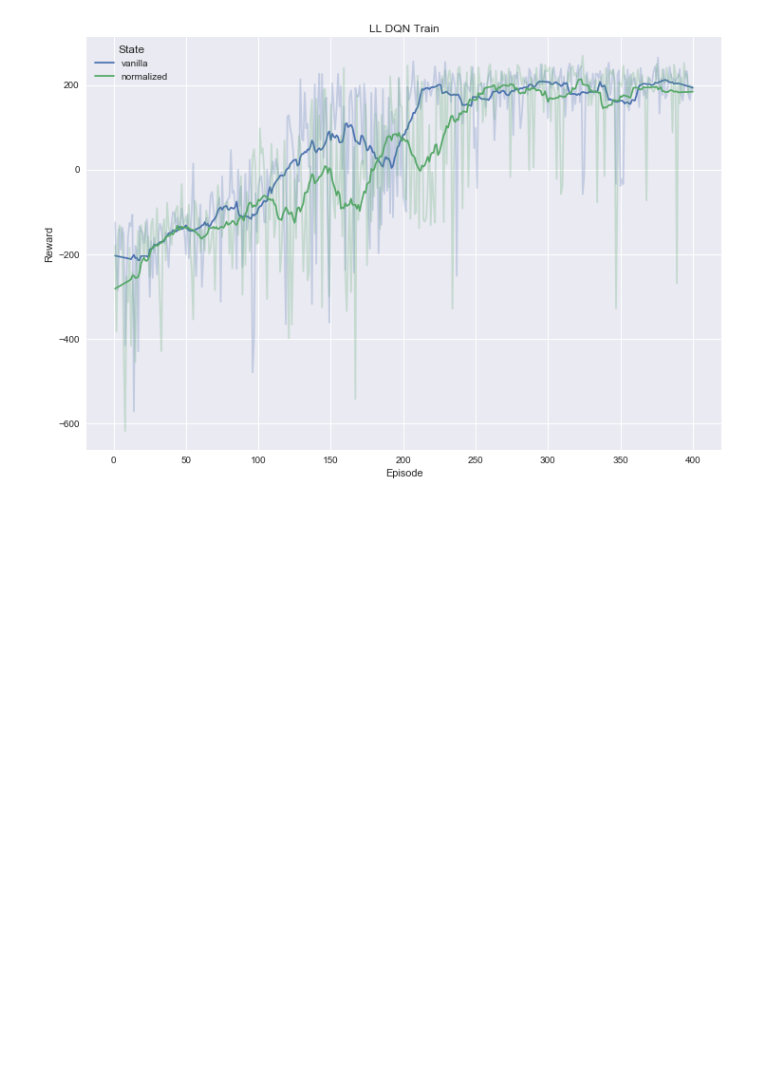
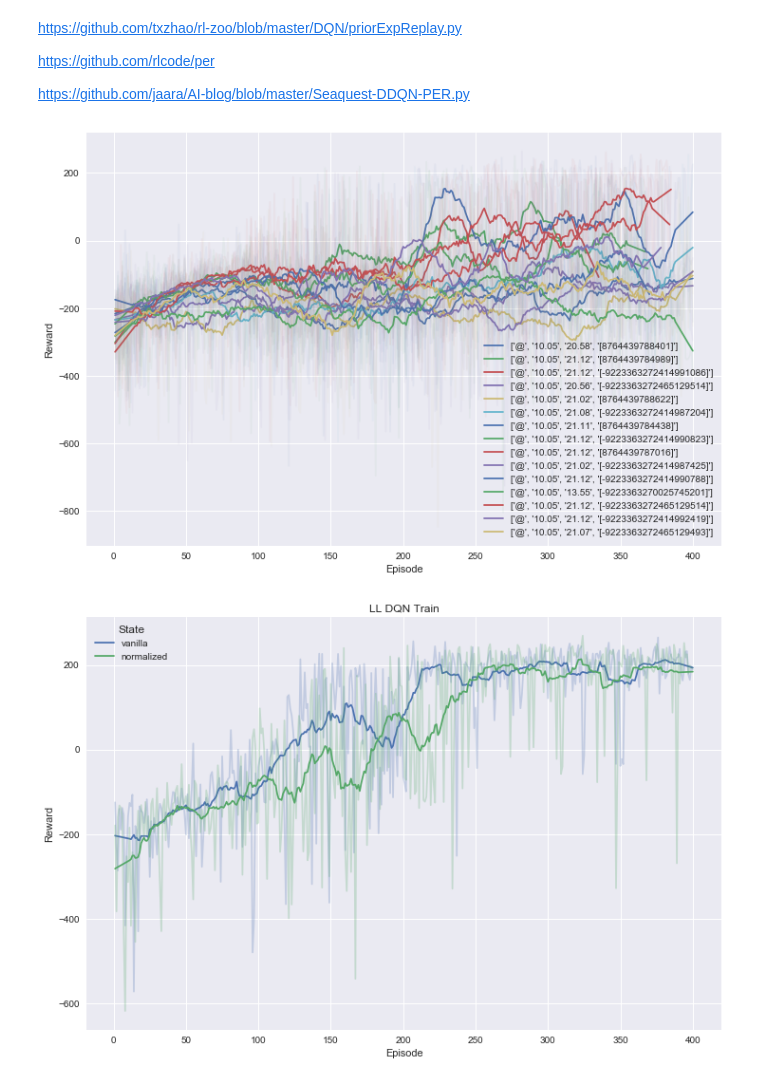
Before and after one commit to stefan-niculae/lunar-rainbow, a Jupyter notebook: visualize-results.ipynb, the cells around one changed output. Drawn from its saved outputs; the diff is of its cells as text; code cells hidden in the pictures; blank space fills up the shorter version.

```diff
--- a/visualize-results.ipynb
+++ b/visualize-results.ipynb
@@ -35,3 +83,20 @@ dqnp on lander @ 06.05 10.14-0
+# %% [markdown]
+https://github.com/txzhao/rl-zoo/blob/master/DQN/priorExpReplay.py
+
+https://github.com/rlcode/per
+
+https://github.com/jaara/AI-blog/blob/master/Seaquest-DDQN-PER.py
+# %%
+# 10 may
+dfs = [pd.read_csv(OUTPUTS_DIR / f / 'train.csv') for f in valid_names]
+codes = [f.split()[-4:] for f in valid_names]
+
+plt.figure(figsize=(12, 8))
+training_progress_static(dfs, [25] * len(dfs), codes)
+plt.legend()
+plt.show()
+# %% [output]
+[figure, added]
 # %%
 plt.figure(figsize=(12, 8))
 training_progress_static([
```
Also changed, not shown: parts of 16 cells of this notebook, 1 other file.
